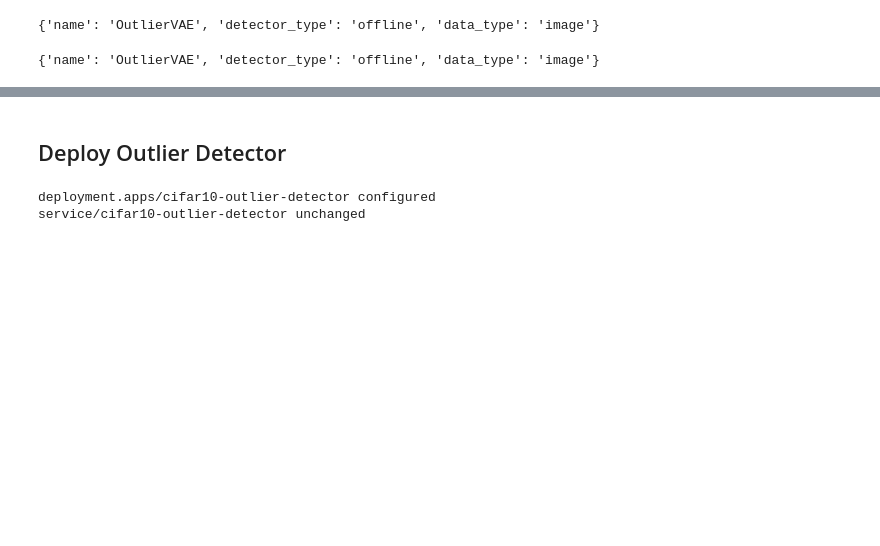
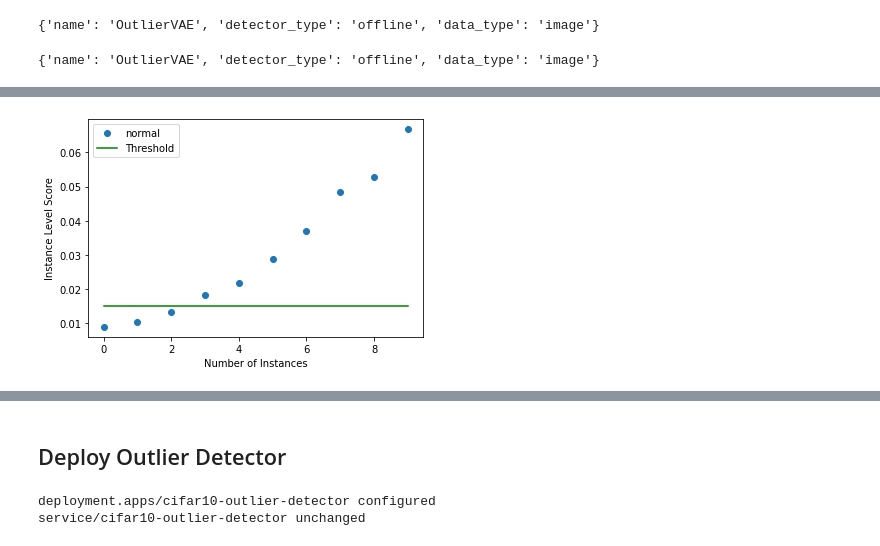
Before and after one commit to axsaucedo/seldon_experiments, a Jupyter notebook: monitoring-talk/cifar10_example.ipynb, the cells around one changed output, grey strips where cells are left out. Drawn from its saved outputs; the diff is of its cells as text; code cells hidden in the pictures; blank space fills up the shorter version.

```diff
--- a/monitoring-talk/cifar10_example.ipynb
+++ b/monitoring-talk/cifar10_example.ipynb
@@ -459 +451,10 @@ array([0, 0, 0, 0, 1, 1, 1, 1, 1, 1, 1])
+# %%
+from alibi_detect.utils.visualize import plot_instance_score
+
+labels = ['normal', 'outlier']
+target = np.zeros(10,).astype(int)
+
+plot_instance_score(od_preds, target, labels, od.threshold)
+# %% [output]
+[figure, added]
 # %%
```
Also changed, not shown: parts of 29 cells of this notebook.
